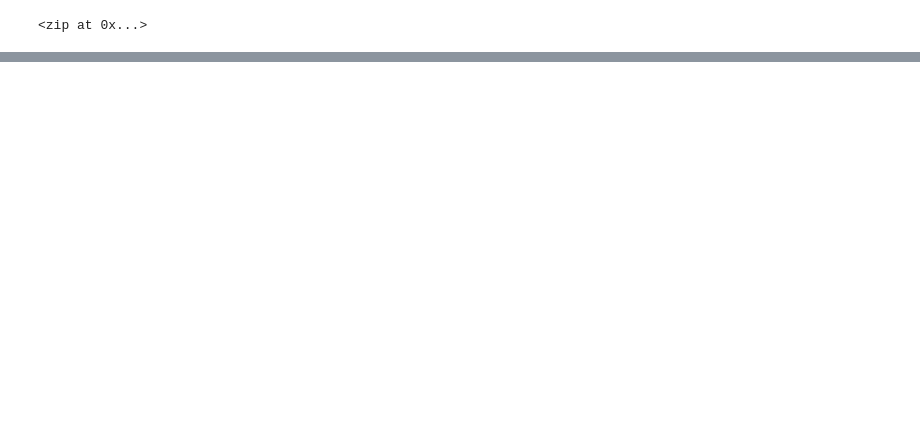
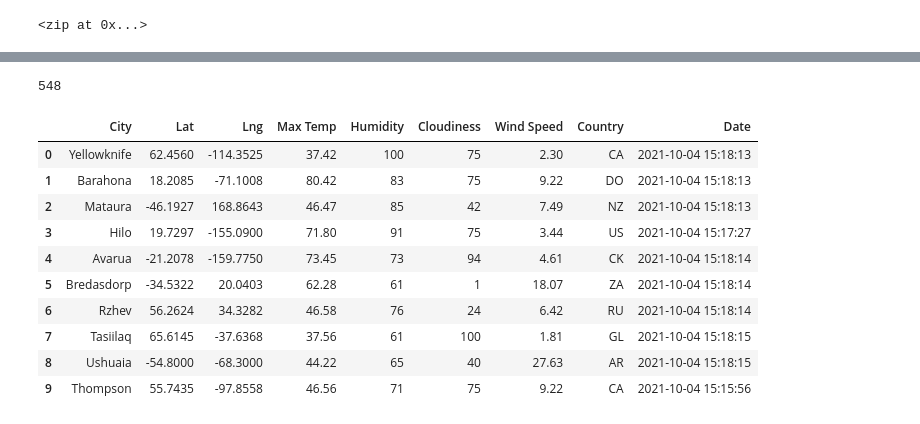
Before and after one commit to john10roberts/World_Weather_Analysis, a Jupyter notebook: WeatherPy.ipynb, the cells around one changed output, grey strips where cells are left out. Saved outputs shown, nothing was run; the diff lists cells and outputs as text; code cells hidden in the pictures; blank space fills up the shorter version.

Commit message:
Added API to WeatherPy

```diff
--- a/WeatherPy.ipynb
+++ b/WeatherPy.ipynb
@@ -31,0 +40,3 @@ len(cities)
+# %%
+# Starting URL for Weather Map API Call.
+url = "http://api.openweathermap.org/data/2.5/weather?units=Imperial&APPID=" + weather_api_key
@@ -31,0 +121,20 @@ len(cities)
+# %%
+len(city_data)
+# %% [output]
+548
+# %%
+# Convert the array of dictionaries to a Pandas DataFrame.
+city_data_df = pd.DataFrame(city_data)
+city_data_df.head(10)
+# %% [output]
+|  | City | Lat | Lng | Max Temp | Humidity | Cloudiness | Wind Speed | Country | Date |
+| 0 | Yellowknife | 62.4560 | -114.3525 | 37.42 | 100 | 75 | 2.30 | CA | 2021-10-04 15:18:13 |
+| 1 | Barahona | 18.2085 | -71.1008 | 80.42 | 83 | 75 | 9.22 | DO | 2021-10-04 15:18:13 |
+| 2 | Mataura | -46.1927 | 168.8643 | 46.47 | 85 | 42 | 7.49 | NZ | 2021-10-04 15:18:13 |
+| 3 | Hilo | 19.7297 | -155.0900 | 71.80 | 91 | 75 | 3.44 | US | 2021-10-04 15:17:27 |
+| 4 | Avarua | -21.2078 | -159.7750 | 73.45 | 73 | 94 | 4.61 | CK | 2021-10-04 15:18:14 |
+| 5 | Bredasdorp | -34.5322 | 20.0403 | 62.28 | 61 | 1 | 18.07 | ZA | 2021-10-04 15:18:14 |
+| 6 | Rzhev | 56.2624 | 34.3282 | 46.58 | 76 | 24 | 6.42 | RU | 2021-10-04 15:18:14 |
+| 7 | Tasiilaq | 65.6145 | -37.6368 | 37.56 | 61 | 100 | 1.81 | GL | 2021-10-04 15:18:15 |
+| 8 | Ushuaia | -54.8000 | -68.3000 | 44.22 | 65 | 40 | 27.63 | AR | 2021-10-04 15:18:15 |
+| 9 | Thompson | 55.7435 | -97.8558 | 46.56 | 71 | 75 | 9.22 | CA | 2021-10-04 15:15:56 |
```
Also changed, not shown: parts of 7 cells of this notebook, 2 other files.
